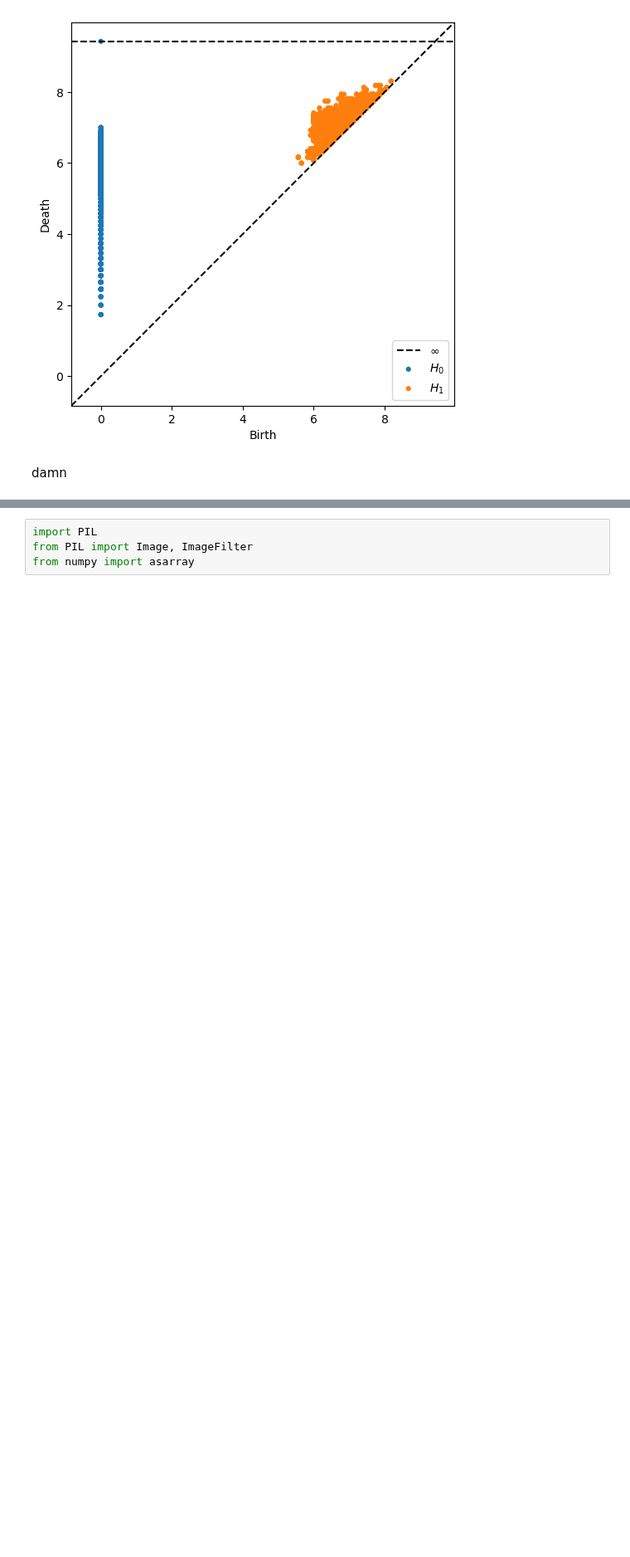
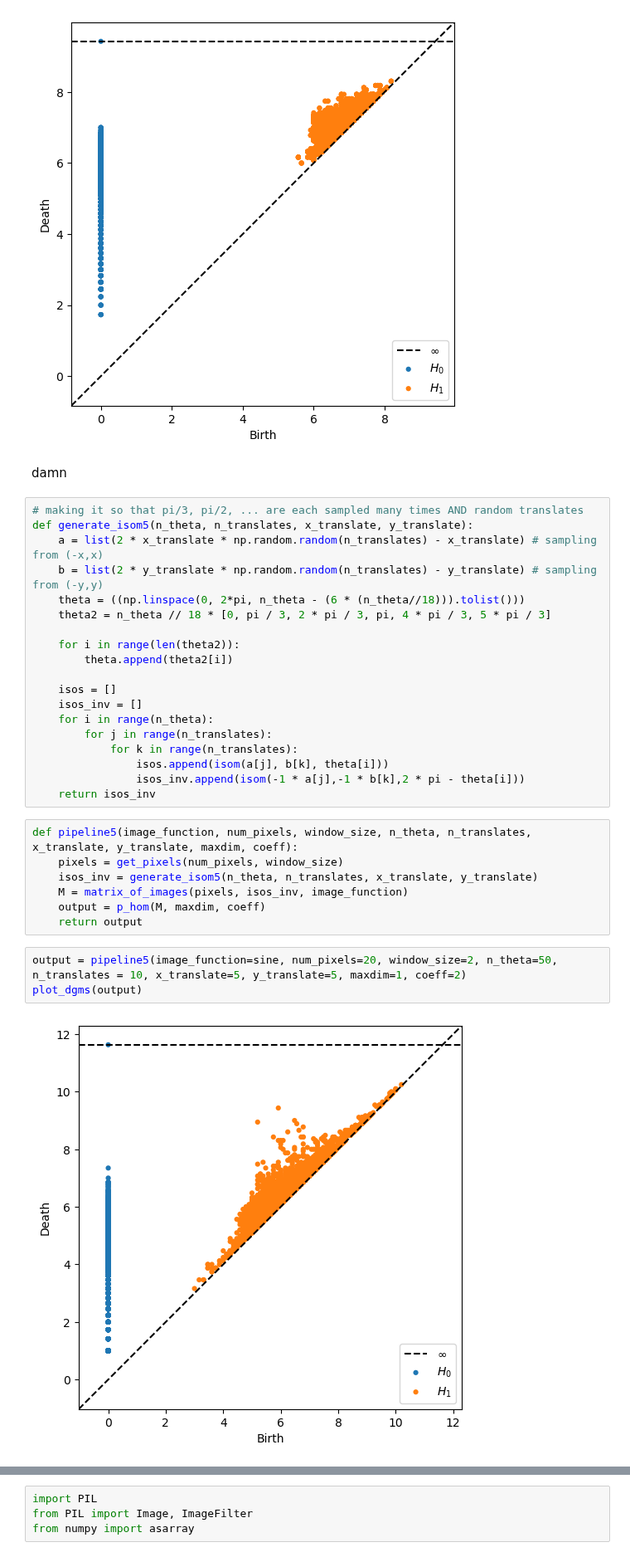
Before and after one commit to kyleormsby/persistent-symmetry, a Jupyter notebook: studentDemos/sineC2.ipynb, the cells around one changed output, grey strips where cells are left out. Shown at 83% size. Drawn from its saved outputs; the diff is of its cells as text; blank space fills up the shorter version.

```diff
--- a/studentDemos/sineC2.ipynb
+++ b/studentDemos/sineC2.ipynb
@@ -303,3 +318,34 @@ plot_dgms(output)
 [figure]
 # %% [markdown]
 damn
+# %%
+# making it so that pi/3, pi/2, ... are each sampled many times AND random translates
+def generate_isom5(n_theta, n_translates, x_translate, y_translate):
+    a = list(2 * x_translate * np.random.random(n_translates) - x_translate) # sampling from (-x,x)
+    b = list(2 * y_translate * np.random.random(n_translates) - y_translate) # sampling from (-y,y)
+    theta = ((np.linspace(0, 2*pi, n_theta - (6 * (n_theta//18))).tolist()))
+    theta2 = n_theta // 18 * [0, pi / 3, 2 * pi / 3, pi, 4 * pi / 3, 5 * pi / 3]
+
+    for i in range(len(theta2)):
+        theta.append(theta2[i])
+
+    isos = []
+    isos_inv = []
+    for i in range(n_theta):
+        for j in range(n_translates):
+            for k in range(n_translates):
+                isos.append(isom(a[j], b[k], theta[i]))
+                isos_inv.append(isom(-1 * a[j],-1 * b[k],2 * pi - theta[i]))
+    return isos_inv
+# %%
+def pipeline5(image_function, num_pixels, window_size, n_theta, n_translates, x_translate, y_translate, maxdim, coeff):
+    pixels = get_pixels(num_pixels, window_size)
+    isos_inv = generate_isom5(n_theta, n_translates, x_translate, y_translate)
+    M = matrix_of_images(pixels, isos_inv, image_function)
+    output = p_hom(M, maxdim, coeff)
+    return output
+# %%
+output = pipeline5(image_function=sine, num_pixels=20, window_size=2, n_theta=50, n_translates = 10, x_translate=5, y_translate=5, maxdim=1, coeff=2)
+plot_dgms(output)
+# %% [output]
+[figure, added]
```
Also changed, not shown: parts of 81 cells of this notebook.
